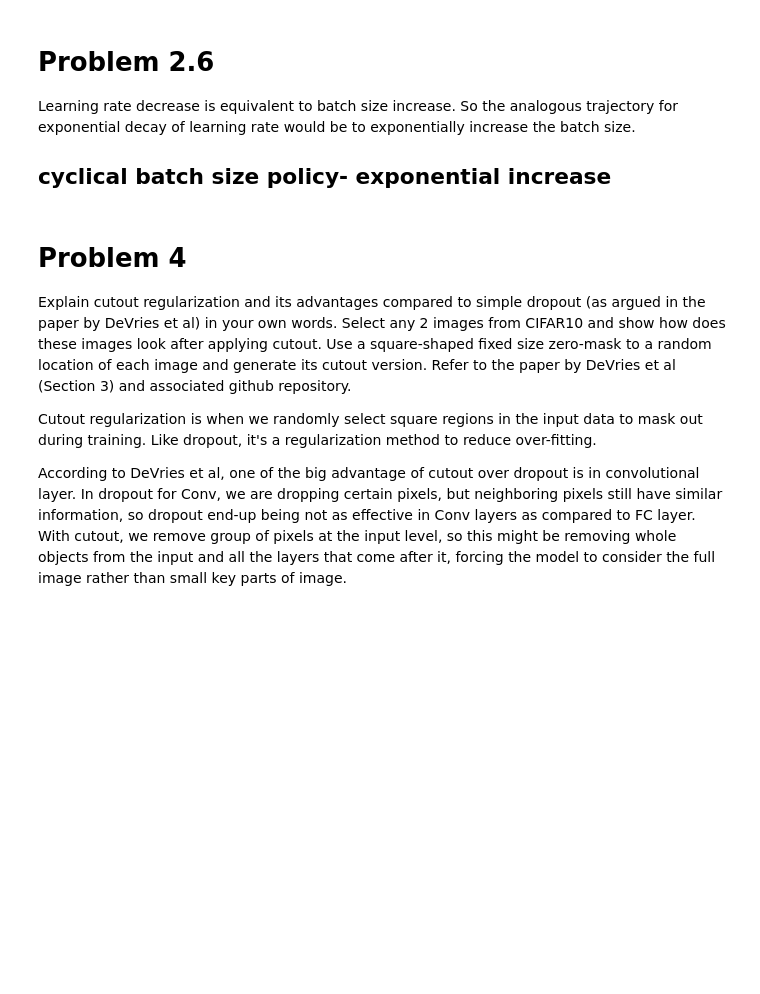
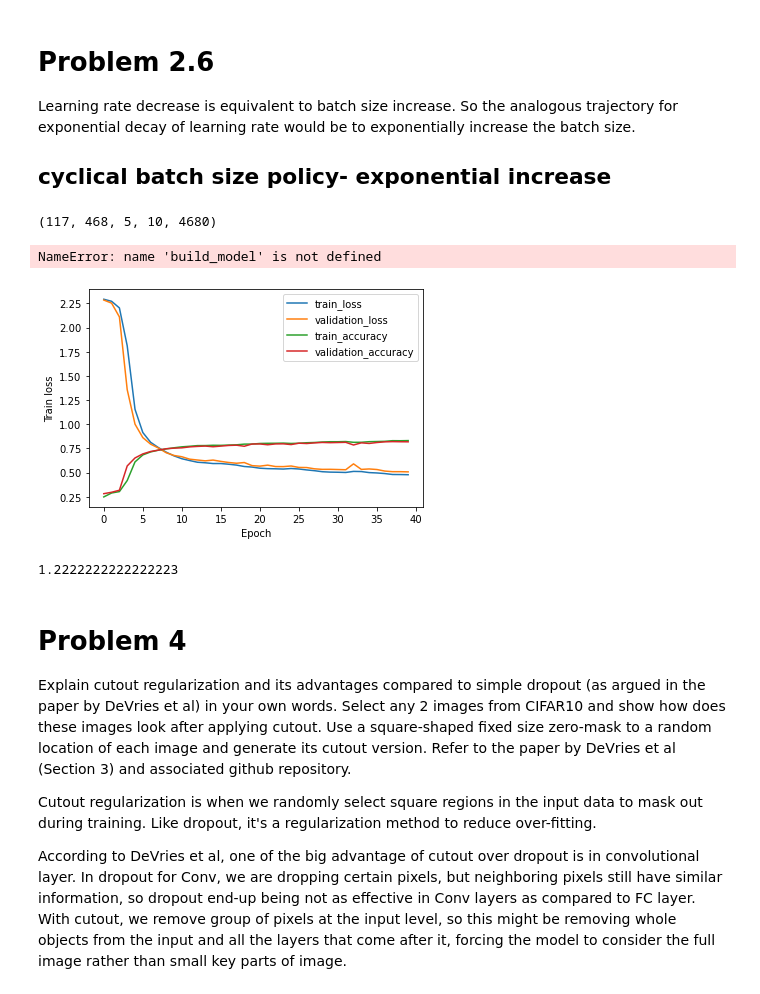
Before and after one commit to ta2642/dlhw3, a Jupyter notebook: dlhw3_1105.ipynb, the cells around one changed output. Cells and saved outputs as stored; diff of their text form; code cells hidden in the pictures; blank space fills up the shorter version.

```diff
--- a/dlhw3_1105.ipynb
+++ b/dlhw3_1105.ipynb
@@ -978,3 +983,21 @@ Modified to reflect how we found bmin and bmax
 Learning rate decrease is equivalent to batch size increase. So the analogous trajectory for exponential decay of learning rate would be to exponentially increase the batch size.
 
 ## cyclical batch size policy- exponential increase
+# %%
+MIN_LR = 1e-05
+MAX_LR = 1e-02
+BATCH_SIZE = 512
+STEP_SIZE = 4
+EPOCHS = 40
+#steps_per_epoch
+iterations_per_epoch = x_train.shape[0] // BATCH_SIZE
+#step size
+iterations_half_cycle = STEP_SIZE * x_train.shape[0] // BATCH_SIZE
+iterations_full_cycle = iterations_half_cycle *2
+n_cycle = math.floor(EPOCHS/STEP_SIZE/2)
+n_half_cycle = n_cycle *2
+iterations_all_cycles = iterations_full_cycle * n_cycle
+
+print((iterations_per_epoch,iterations_half_cycle,n_cycle,n_half_cycle, iterations_all_cycles ))
+# %% [output]
+(117, 468, 5, 10, 4680)
@@ -981,3 +1034,54 @@ Learning rate decrease is equivalent to batch size increase. So the analogous tr
+# %%
+lr_val = 0.00001 #SOME CONSTANT
+model = build_model()
+model.compile(loss="categorical_crossentropy",
+          optimizer=SGD(learning_rate = lr_val, momentum=0.9),
+      metrics=["accuracy"])
+
+hist_batch = []
+for c in range (n_half_cycle):
+    hist = model.fit(x_train, y_train,
+                     batch_size = batch_pol[c],
+                     epochs = 4,
+                     validation_data = (x_test, y_test),
+                    verbose = 2)
+    hist_batch.append(hist)
+# %% [output]
+NameError: name 'build_model' is not defined
+# %%
+batch_train_loss = []
+batch_valid_loss = []
+batch_train_acc = []
+batch_valid_acc = []
+
+i = 0
+for hc in range(n_half_cycle):
+    #print(i)
+    for b in hist_batch[hc].history['val_loss']:
+        batch_valid_loss.append( b)
+    for b in hist_batch[hc].history['loss']:
+        batch_train_loss.append( b)
+        #print((i,b))
+    for b in hist_batch[hc].history['val_accuracy']:
+        batch_valid_acc.append( b)
+    for b in hist_batch[hc].history['accuracy']:
+        batch_train_acc.append( b)
+
+plt.plot(range(EPOCHS),batch_train_loss, label = 'train_loss' )
+plt.plot(range(EPOCHS),batch_valid_loss, label = 'validation_loss'  )
+plt.plot(range(EPOCHS),batch_train_acc, label = 'train_accuracy'  )
+plt.plot(range(EPOCHS),batch_valid_acc , label = 'validation_accuracy' )
+plt.xlabel('Epoch')
+plt.ylabel('Train loss')
+plt.legend()
+plt.show()
+# %% [output]
+[figure, added]
+# %%
+math.log(2048, 512)
+[512, 1024, 512,1536,512, 2048, 512]
+# %% [output]
+1.2222222222222223
 # %% [markdown]
 # Problem 4
 
```
Also changed, not shown: parts of 26 cells of this notebook.
